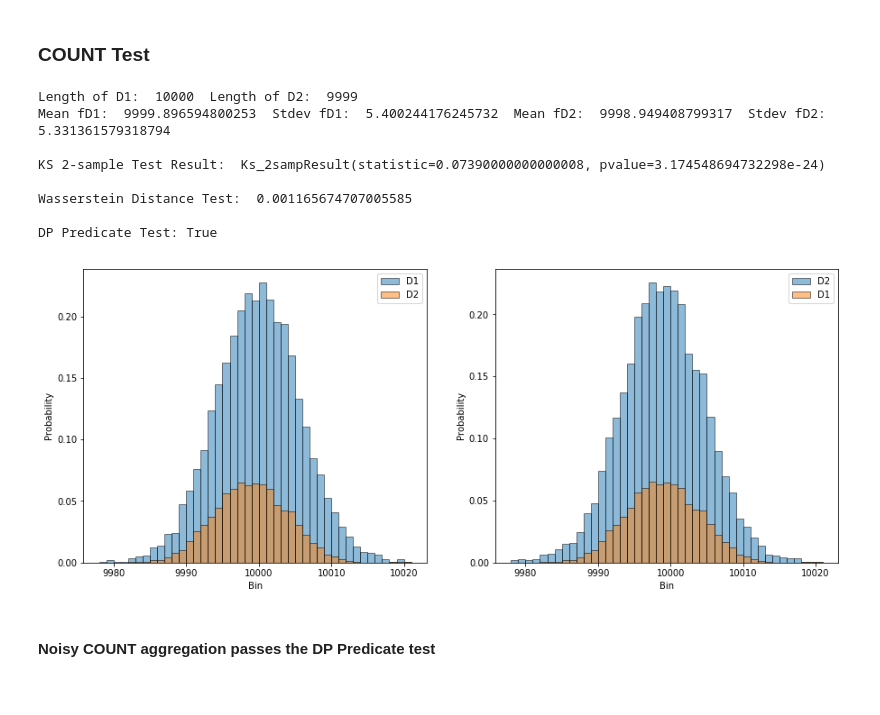
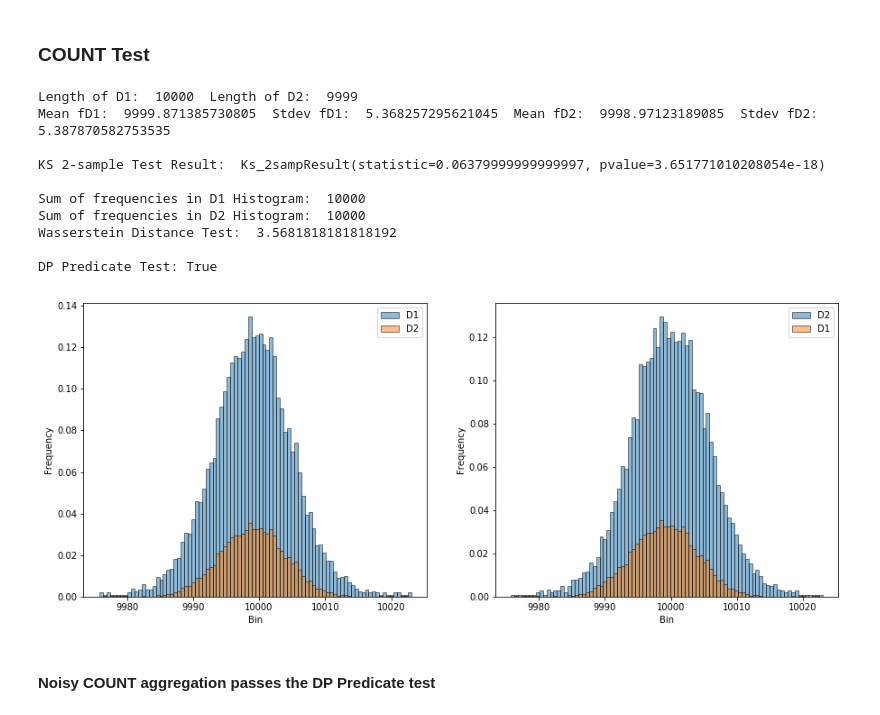
Before and after one commit to opendp/smartnoise-sdk, a Jupyter notebook: evaluation/Differential Privacy Verification.ipynb, the cells around one changed output. Cells and saved outputs as stored; diff of their text form; code cells hidden in the pictures.

```diff
--- a/evaluation/Differential Privacy Verification.ipynb
+++ b/evaluation/Differential Privacy Verification.ipynb
@@ -60,17 +64,19 @@ DP Predicate Test: False
 # %% [markdown]
 ### COUNT Test
 # %%
-dp_count, ks_count, ws_count = dv.aggtest(ag.dp_count, 'UserId', repeatcount, binsize="unity", debug = False)
+dp_count, ks_count, ws_count = dv.aggtest(ag.dp_count, 'UserId', repeatcount, binsize="auto", debug = False)
 # %% [output]
 Length of D1:  10000  Length of D2:  9999
-Mean fD1:  9999.896594800253  Stdev fD1:  5.400244176245732  Mean fD2:  9998.949408799317  Stdev fD2:  5.331361579318794
+Mean fD1:  9999.871385730805  Stdev fD1:  5.368257295621045  Mean fD2:  9998.97123189085  Stdev fD2:  5.387870582753535
 
-KS 2-sample Test Result:  Ks_2sampResult(statistic=0.07390000000000008, pvalue=3.174548694732298e-24)
+KS 2-sample Test Result:  Ks_2sampResult(statistic=0.06379999999999997, pvalue=3.651771010208054e-18)
 
-Wasserstein Distance Test:  0.001165674707005585
+Sum of frequencies in D1 Histogram:  10000
+Sum of frequencies in D2 Histogram:  10000
+Wasserstein Distance Test:  3.5681818181818192
 
 DP Predicate Test: True
-[figure, old version]
+[figure, new version]
 # %% [markdown]
 #### Noisy COUNT aggregation passes the DP Predicate test
 # %% [markdown]
```
Also changed, not shown: parts of 13 cells of this notebook, 2 other files.
